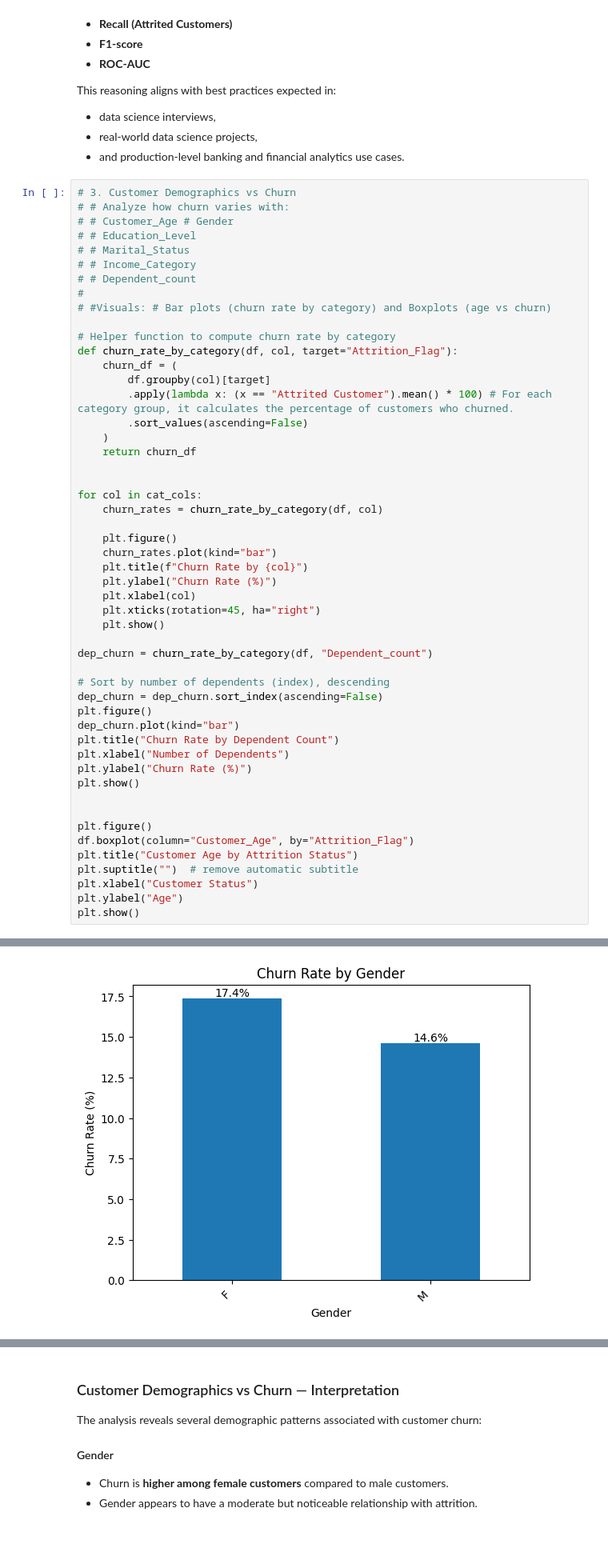
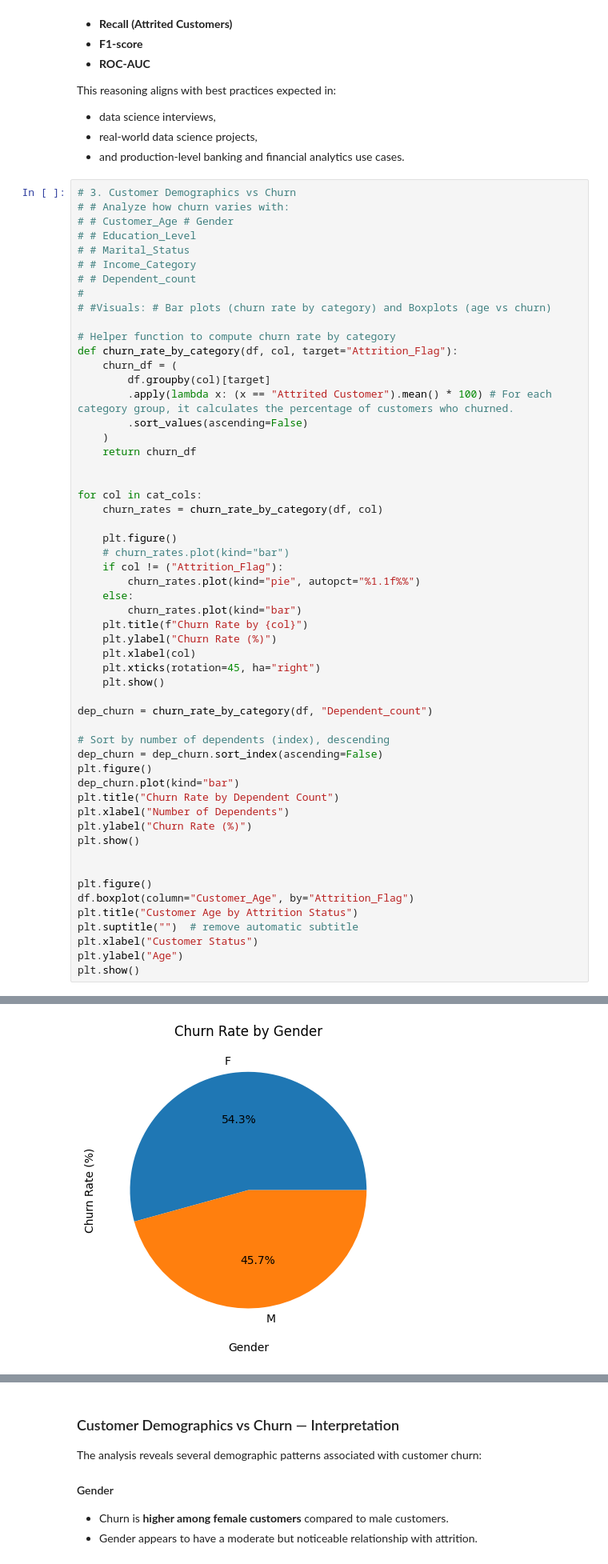
Before and after one commit to PPerezdeMadrid/ml-model, a Jupyter notebook: ChurnPredictor/02_EDA_Churn_predictor.ipynb, the cells around one changed output, grey strips where cells are left out. Shown at 80% size. Saved outputs shown, nothing was run; the diff lists cells and outputs as text; blank space fills up the shorter version.

```diff
--- a/ChurnPredictor/02_EDA_Churn_predictor.ipynb
+++ b/ChurnPredictor/02_EDA_Churn_predictor.ipynb
@@ -361,7 +354,11 @@ for col in cat_cols:
     churn_rates = churn_rate_by_category(df, col)
 
     plt.figure()
-    churn_rates.plot(kind="bar")
+    # churn_rates.plot(kind="bar")
+    if col != ("Attrition_Flag"):
+        churn_rates.plot(kind="pie", autopct="%1.1f%%")
+    else:
+        churn_rates.plot(kind="bar")
     plt.title(f"Churn Rate by {col}")
     plt.ylabel("Churn Rate (%)")
     plt.xlabel(col)
@@ -392 +389 @@ plt.show()
-[figure, old version]
+[figure, new version]
```
Also changed, not shown: parts of 4 cells of this notebook.
